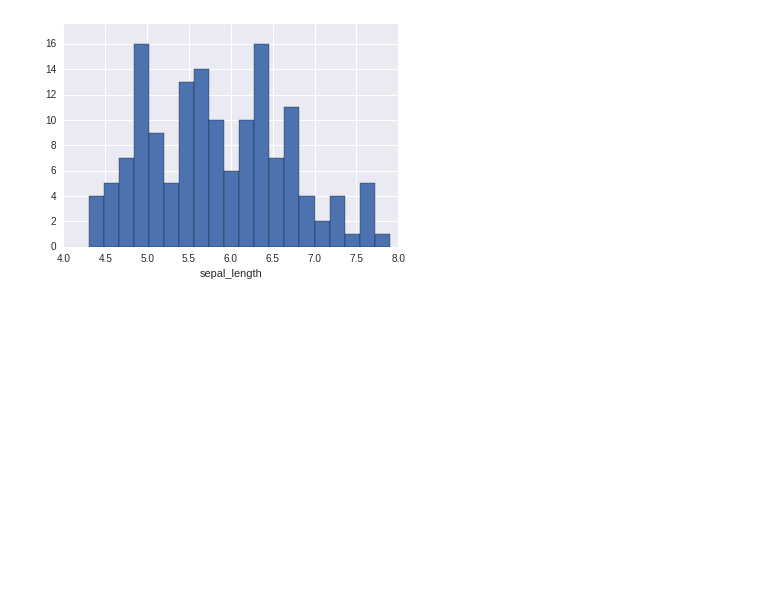
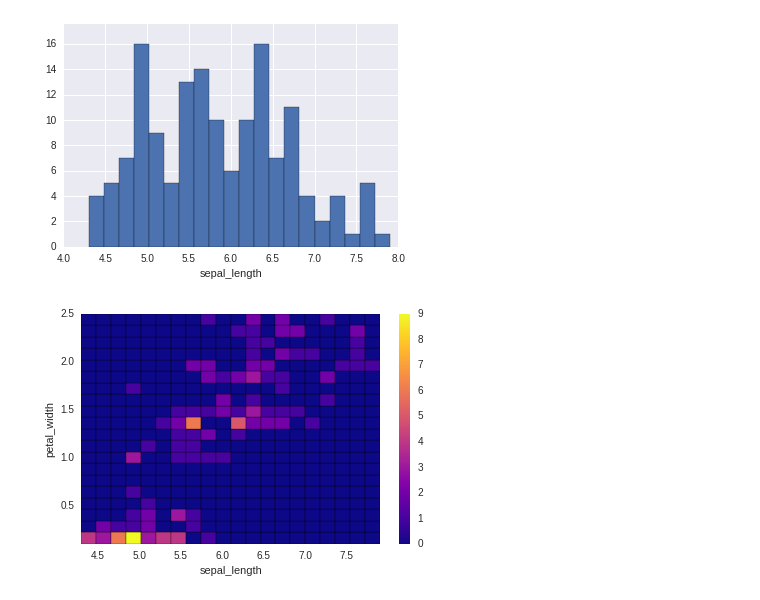
Before and after one commit to janpipek/physt, a Jupyter notebook: doc/2D Histograms.ipynb, the cells around one changed output. Saved outputs shown, nothing was run; the diff lists cells and outputs as text; code cells hidden in the pictures; blank space fills up the shorter version.

Commit message:
Histogram2D.plot("map")

```diff
--- a/doc/2D Histograms.ipynb
+++ b/doc/2D Histograms.ipynb
@@ -113,3 +113,7 @@ iris_hist.plot();
 iris_hist.projection("sepal_length").plot();
 # %% [output]
 [figure]
+# %%
+iris_hist.plot("map");
+# %% [output]
+[figure, added]
```
Also changed, not shown: parts of 9 cells of this notebook, 1 other file.
